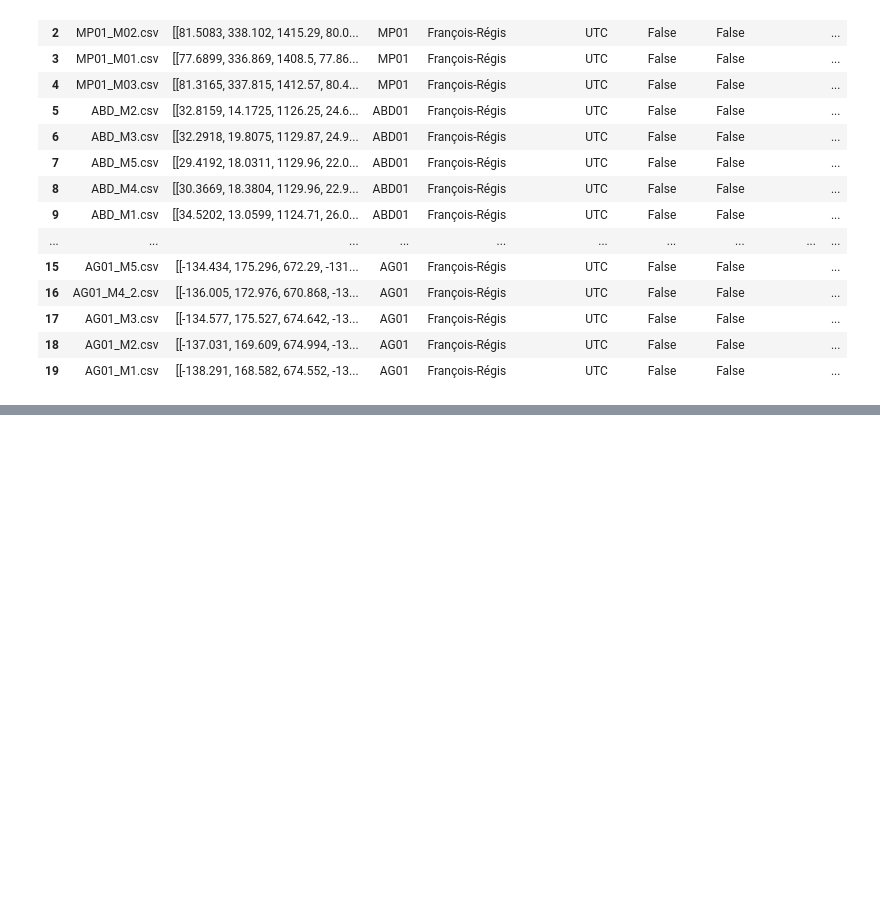
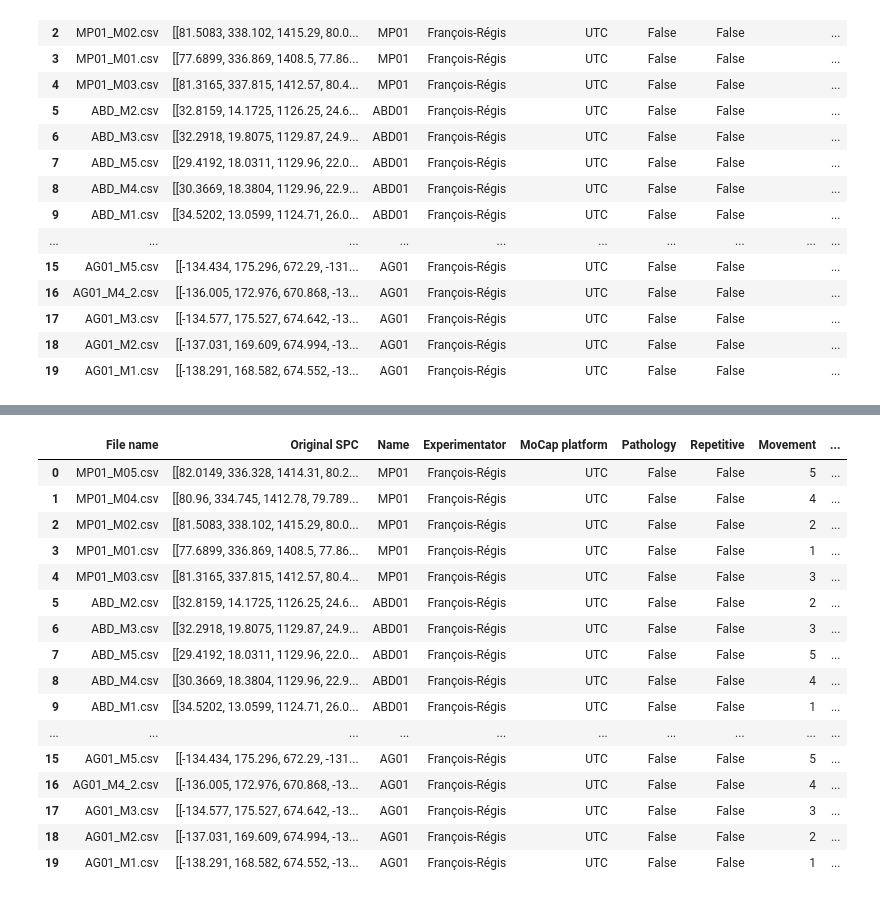
Before and after one commit to eder1234/FaceMoCap-Dataset, a Jupyter notebook: control.ipynb, the cells around one changed output, grey strips where cells are left out. Saved outputs shown, nothing was run; the diff lists cells and outputs as text; code cells hidden in the pictures; blank space fills up the shorter version.

```diff
--- a/control.ipynb
+++ b/control.ipynb
@@ -113,0 +214,33 @@ frs_df.to_pickle("frs_df.pkl")
+# %%
+dates_dict = {'29-11-2013': ['CG01'],
+              '13-05-2014': ['CN01', 'CG02', 'JB01', 'AC01', 'FRS01'],
+              '11-06-2014': ['CN02', 'FRS02', 'CG03', 'AA01', 'NL01', 'CR01', 'RL01', 'BT01', 'LN01'],
+              '12-05-2015': ['CD01', 'TP01', 'SD01', 'MP01'],
+              '29-06-2015': ['FRS03', 'CG04'],
+              '13-07-2015': ['FRS04', 'CG05'],
+              '15-10-2015': ['CG06', 'RS01', 'MM01', 'AG01', 'CAD01']}
+# %%
+# In frs_df, set the date (key) according to the name (value) in dates_dict
+for key, value in dates_dict.items():
+    for name in value:
+        frs_df.loc[frs_df["Name"] == name, "Date"] = key
+
+frs_df.head(20)
+# %% [output]
+|  | File name | Original SPC | Name | Experimentator | MoCap platform | Pathology | Repetitive | Movement | ... |
+| 0 | MP01_M05.csv | [[82.0149, 336.328, 1414.31, 80.2... | MP01 | François-Régis | UTC | False | False | 5 | ... |
+| 1 | MP01_M04.csv | [[80.96, 334.745, 1412.78, 79.789... | MP01 | François-Régis | UTC | False | False | 4 | ... |
+| 2 | MP01_M02.csv | [[81.5083, 338.102, 1415.29, 80.0... | MP01 | François-Régis | UTC | False | False | 2 | ... |
+| 3 | MP01_M01.csv | [[77.6899, 336.869, 1408.5, 77.86... | MP01 | François-Régis | UTC | False | False | 1 | ... |
+| 4 | MP01_M03.csv | [[81.3165, 337.815, 1412.57, 80.4... | MP01 | François-Régis | UTC | False | False | 3 | ... |
+| 5 | ABD_M2.csv | [[32.8159, 14.1725, 1126.25, 24.6... | ABD01 | François-Régis | UTC | False | False | 2 | ... |
+| 6 | ABD_M3.csv | [[32.2918, 19.8075, 1129.87, 24.9... | ABD01 | François-Régis | UTC | False | False | 3 | ... |
+| 7 | ABD_M5.csv | [[29.4192, 18.0311, 1129.96, 22.0... | ABD01 | François-Régis | UTC | False | False | 5 | ... |
+| 8 | ABD_M4.csv | [[30.3669, 18.3804, 1129.96, 22.9... | ABD01 | François-Régis | UTC | False | False | 4 | ... |
+| 9 | ABD_M1.csv | [[34.5202, 13.0599, 1124.71, 26.0... | ABD01 | François-Régis | UTC | False | False | 1 | ... |
+| ... | ... | ... | ... | ... | ... | ... | ... | ... | ... |
+| 15 | AG01_M5.csv | [[-134.434, 175.296, 672.29, -131... | AG01 | François-Régis | UTC | False | False | 5 | ... |
+| 16 | AG01_M4_2.csv | [[-136.005, 172.976, 670.868, -13... | AG01 | François-Régis | UTC | False | False | 4 | ... |
+| 17 | AG01_M3.csv | [[-134.577, 175.527, 674.642, -13... | AG01 | François-Régis | UTC | False | False | 3 | ... |
+| 18 | AG01_M2.csv | [[-137.031, 169.609, 674.994, -13... | AG01 | François-Régis | UTC | False | False | 2 | ... |
+| 19 | AG01_M1.csv | [[-138.291, 168.582, 674.552, -13... | AG01 | François-Régis | UTC | False | False | 1 | ... |
```
Also changed, not shown: parts of 10 cells of this notebook, 2 other files.
